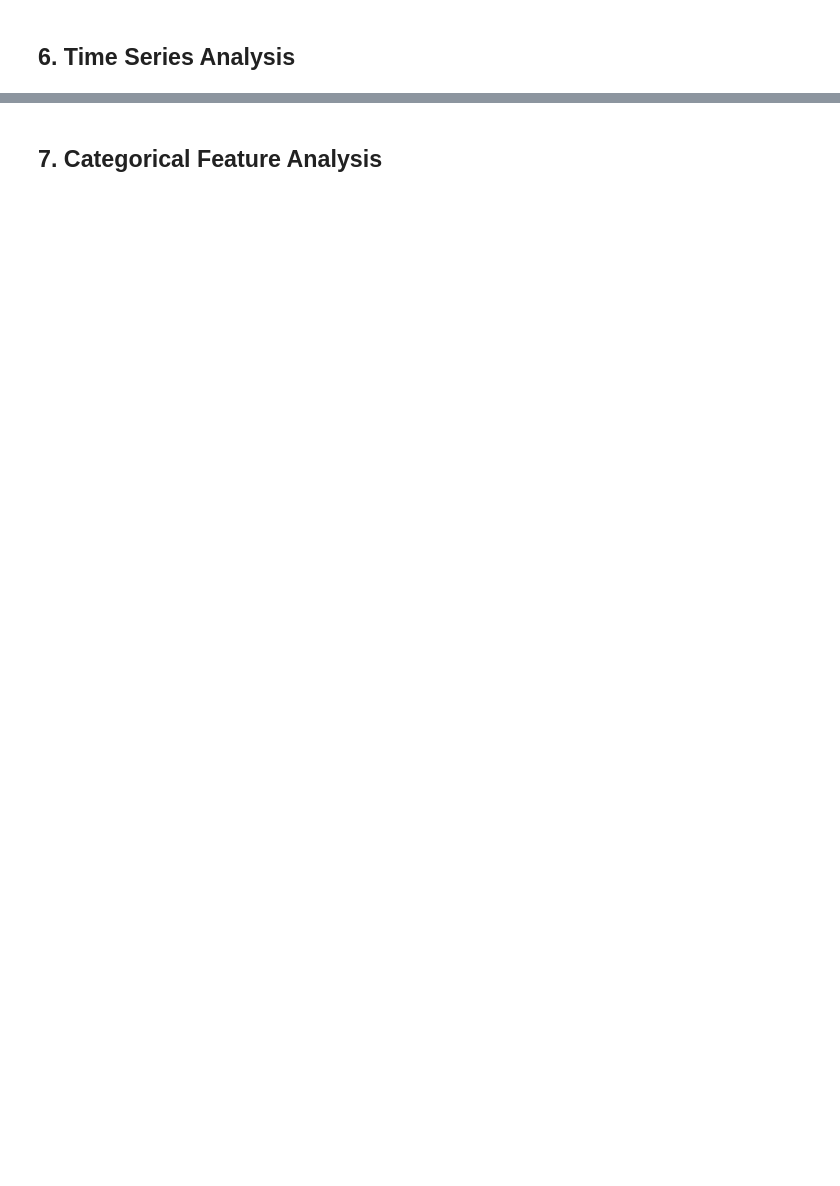
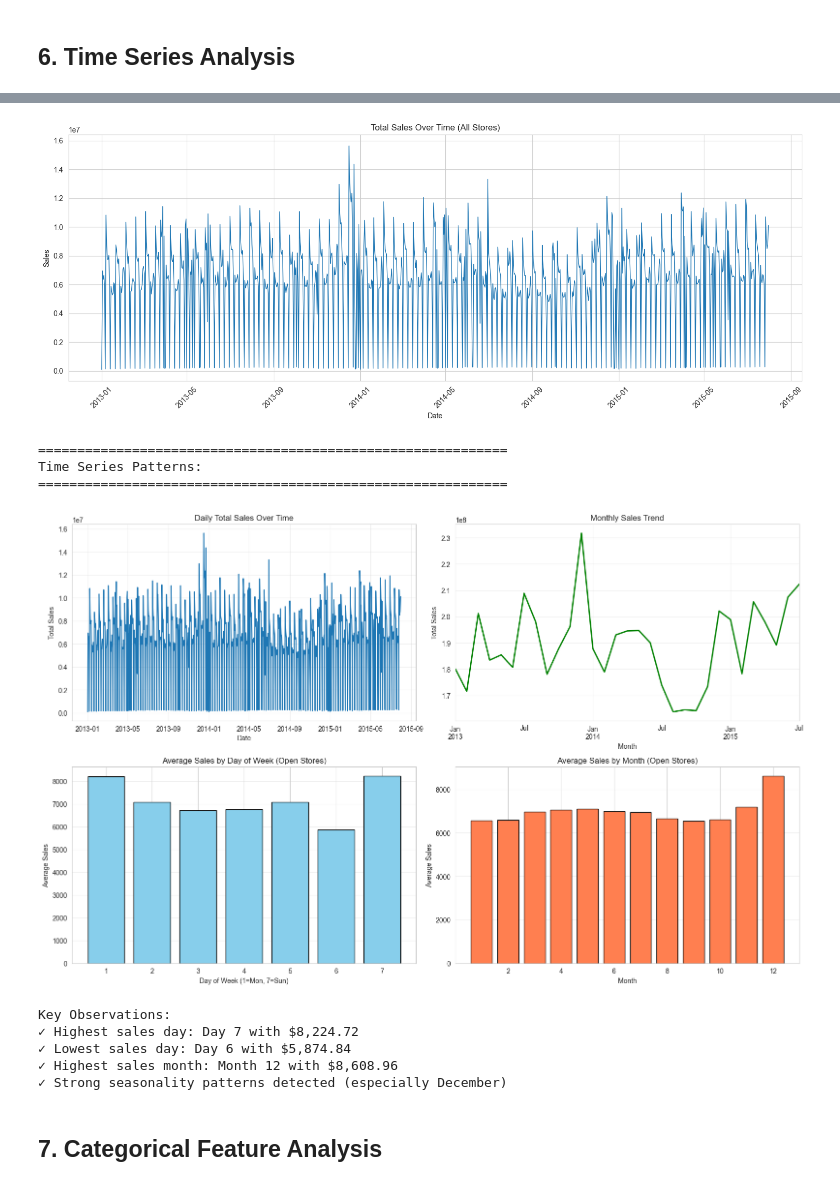
Before and after one commit to mulsewm/rossmann-sales-forecasting, a Jupyter notebook: notebooks/01_data_exploration.ipynb, the cells around one changed output, grey strips where cells are left out. Saved outputs shown, nothing was run; the diff lists cells and outputs as text; code cells hidden in the pictures; blank space fills up the shorter version.

```diff
--- a/notebooks/01_data_exploration.ipynb
+++ b/notebooks/01_data_exploration.ipynb
@@ -136,0 +264,63 @@ plot_sales_over_time(train_df)
+# %%
+# Sales over time
+plot_sales_over_time(train_df)
+
+# Detailed time series analysis
+print("\n" + "="*60)
+print("Time Series Patterns:")
+print("="*60)
+
+# Daily aggregated sales
+daily_sales = train_df.groupby('Date').agg({
+    'Sales': 'sum',
+    'Customers': 'sum',
+    'Open': 'sum'
+}).reset_index()
+
+# Monthly trends
+train_df['YearMonth'] = train_df['Date'].dt.to_period('M')
+monthly_sales = train_df.groupby('YearMonth')['Sales'].sum()
+
+fig, axes = plt.subplots(2, 2, figsize=(16, 10))
+
+# 1. Daily sales trend
+axes[0, 0].plot(daily_sales['Date'], daily_sales['Sales'])
+axes[0, 0].set_title('Daily Total Sales Over Time')
+axes[0, 0].set_xlabel('Date')
+axes[0, 0].set_ylabel('Total Sales')
+axes[0, 0].grid(True, alpha=0.3)
+
+# 2. Monthly sales trend
+monthly_sales.plot(ax=axes[0, 1], color='green', linewidth=2)
+axes[0, 1].set_title('Monthly Sales Trend')
+axes[0, 1].set_xlabel('Month')
+axes[0, 1].set_ylabel('Total Sales')
+axes[0, 1].grid(True, alpha=0.3)
+
+# 3. Sales by day of week
+dow_sales = train_df[train_df['Open'] == 1].groupby('DayOfWeek')['Sales'].mean()
+axes[1, 0].bar(dow_sales.index, dow_sales.values, color='skyblue', edgecolor='black')
+axes[1, 0].set_title('Average Sales by Day of Week (Open Stores)')
+axes[1, 0].set_xlabel('Day of Week (1=Mon, 7=Sun)')
+axes[1, 0].set_ylabel('Average Sales')
+axes[1, 0].grid(True, alpha=0.3, axis='y')
+
+# 4. Sales by month
+train_df['Month'] = train_df['Date'].dt.month
+month_sales = train_df[train_df['Open'] == 1].groupby('Month')['Sales'].mean()
+axes[1, 1].bar(month_sales.index, month_sales.values, color='coral', edgecolor='black')
+axes[1, 1].set_title('Average Sales by Month (Open Stores)')
+axes[1, 1].set_xlabel('Month')
+axes[1, 1].set_ylabel('Average Sales')
+axes[1, 1].grid(True, alpha=0.3, axis='y')
+
+plt.tight_layout()
+plt.show()
+
+# Key observations
+print("\nKey Observations:")
+print(f"✓ Highest sales day: Day {dow_sales.idxmax()} with ${dow_sales.max():,.2f}")
+print(f"✓ Lowest sales day: Day {dow_sales.idxmin()} with ${dow_sales.min():,.2f}")
+print(f"✓ Highest sales month: Month {month_sales.idxmax()} with ${month_sales.max():,.2f}")
+print(f"✓ Strong seasonality patterns detected (especially December)")
+# %% [output]
@@ -137,2 +328,12 @@ plot_sales_over_time(train_df)
+[figure, added]
+============================================================
+Time Series Patterns:
+============================================================
+[figure, added]
+Key Observations:
+✓ Highest sales day: Day 7 with $8,224.72
+✓ Lowest sales day: Day 6 with $5,874.84
+✓ Highest sales month: Month 12 with $8,608.96
+✓ Strong seasonality patterns detected (especially December)
 # %% [markdown]
 ## 7. Categorical Feature Analysis
```
Also changed, not shown: parts of 22 cells of this notebook, 1 other file.
